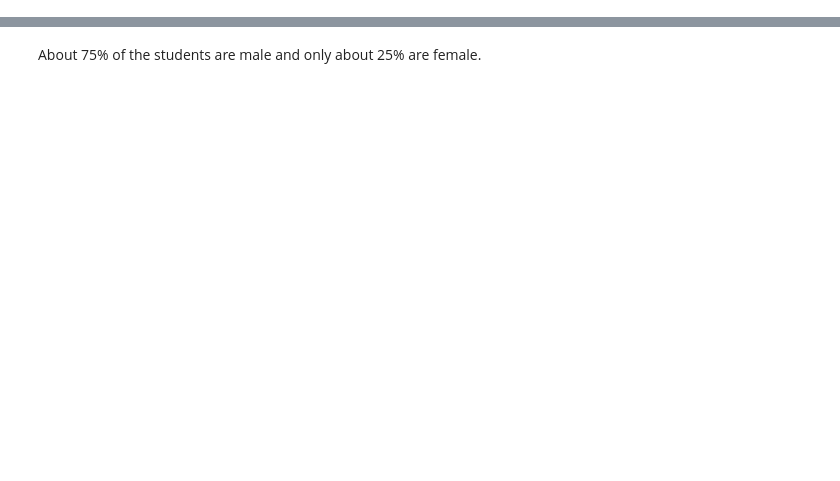
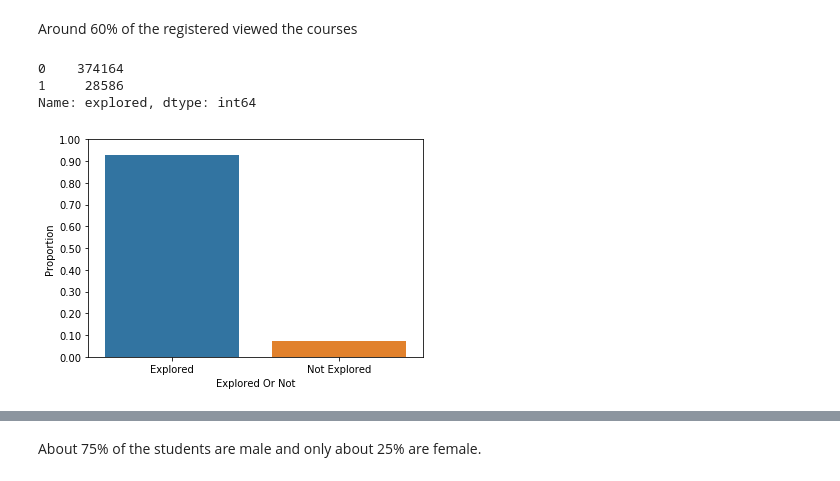
Before and after one commit to RayWongGit/HarvardX_MITx_Person_Course_Dataset_Exploration, a Jupyter notebook: HarvardX_MITx_Person_Course_Dataset_Exploration.ipynb, the cells around one changed output, grey strips where cells are left out. Saved outputs shown, nothing was run; the diff lists cells and outputs as text; code cells hidden in the pictures; blank space fills up the shorter version.

```diff
--- a/HarvardX_MITx_Person_Course_Dataset_Exploration.ipynb
+++ b/HarvardX_MITx_Person_Course_Dataset_Exploration.ipynb
@@ -807,0 +29,4 @@ plt.yticks(tick_props*n_records, tick_names);
+# %%
+# load dataset of registered
+df_registered = pd.read_csv('hmx_eda.csv', parse_dates=['time_registered', 'last_event', 'course_launch', 'course_wrap'])
+df_registered.head()
@@ -807,0 +153,21 @@ plt.yticks(tick_props*n_records, tick_names);
+# %% [markdown]
+Around 60% of the registered viewed the courses
+# %%
+# value counts of explored
+df_registered.explored.value_counts()
+# %% [output]
+0    374164
+1     28586
+Name: explored, dtype: int64
+# %%
+# bar chart of explored
+sb.countplot(data=df_registered, x='explored')
+n_records = df_registered.shape[0]
+tick_props = np.arange(0, 1+0.1, 0.1)
+tick_names = ['{:.2f}'.format(x) for x in tick_props]
+plt.yticks(tick_props*n_records, tick_names)
+plt.xlabel('Explored Or Not')
+plt.xticks([0, 1], ['Explored', 'Not Explored'])
+plt.ylabel('Proportion');
+# %% [output]
+[figure, added]
```
Also changed, not shown: parts of 362 cells of this notebook, 11 other files.
